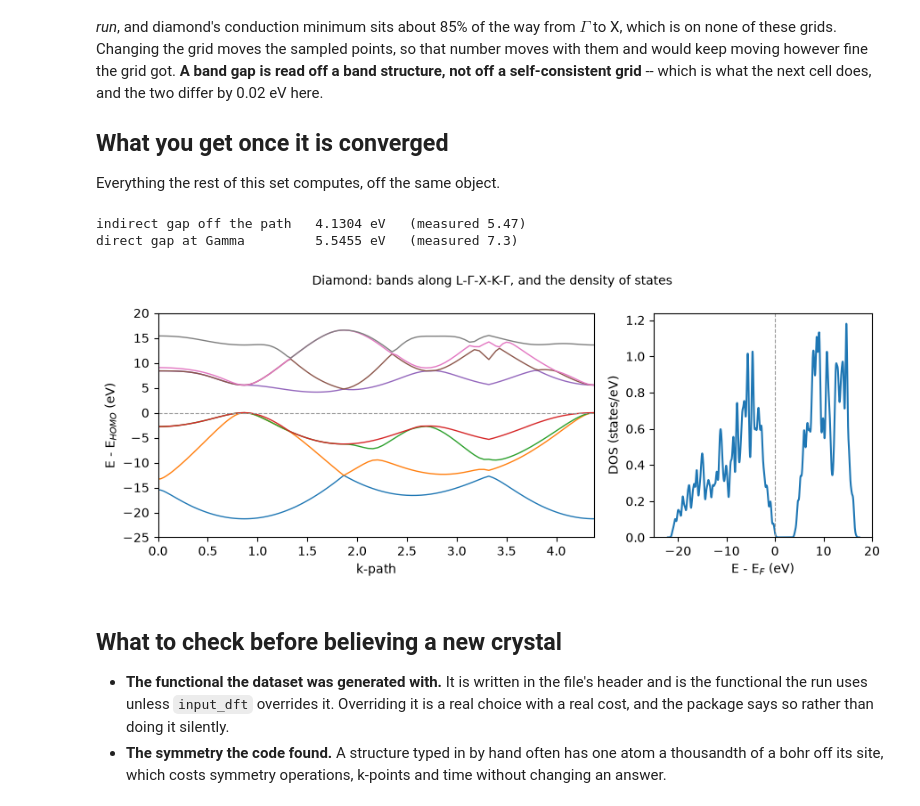
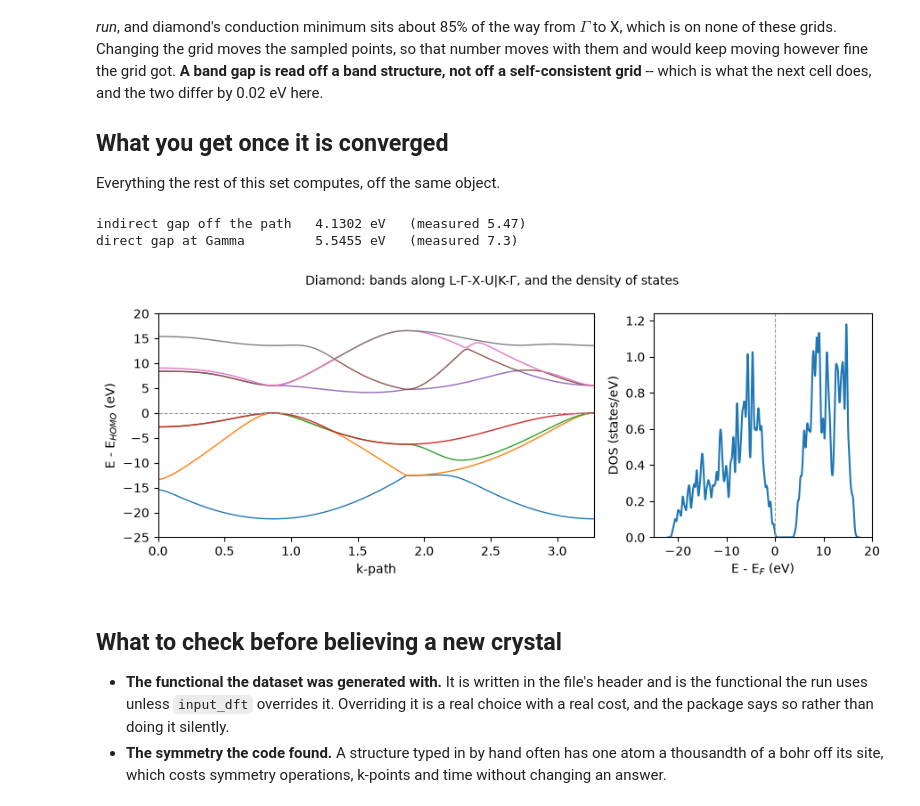
Before and after one commit to joselado/defuqumat, a Jupyter notebook: notebooks/25_your_own_crystal.ipynb, the cells around one changed output. Drawn from its saved outputs; the diff is of its cells as text; code cells hidden in the pictures.

```diff
--- a/notebooks/25_your_own_crystal.ipynb
+++ b/notebooks/25_your_own_crystal.ipynb
@@ -184,32 +184,28 @@ what the next cell does, and the two differ by 0.02 eV here.
 
 Everything the rest of this set computes, off the same object.
 # %%
-from defuqumat.system.kpoints import KPoints
-
-FCC = {"L": (.5, .5, .5), "G": (0., 0., 0.), "X": (0., 0., 1.), "K": (.75, .75, 0.)}
-PATH = ["L", "G", "X", "K", "G"]
-path = KPoints.band_path([FCC[p] for p in PATH], [30, 30, 30, 30, 1],
-                         diamond.system.cell, crystal=False)
+path = diamond.kpath("L-G-X-U|K-G", npoints=121)
+gamma = int(np.argmin(np.linalg.norm(np.asarray(path.coords), axis=1)))
 
 fig, (left, right) = plt.subplots(1, 2, figsize=(9.0, 3.6),
                                   gridspec_kw={"width_ratios": [2, 1]})
 diamond.get_bands(kpoints=path).plot(ax=left)
 diamond.get_dos(grid=(12, 12, 12), degauss=0.02).plot(ax=right)
 left.set_ylim(-25, 20)
 right.set_xlim(-25, 20)
-fig.suptitle("Diamond: bands along L-$\Gamma$-X-K-$\Gamma$, and the density of states",
+fig.suptitle("Diamond: bands along L-$\Gamma$-X-U|K-$\Gamma$, and the density of states",
              fontsize=10)
 fig.tight_layout()
 
 levels = np.asarray(diamond.get_bands(kpoints=path).eigenvalues) * RY_TO_EV
 print("indirect gap off the path   %.4f eV   (measured 5.47)"
       % (levels[:, 4].min() - levels[:, 3].max()))
 print("direct gap at Gamma         %.4f eV   (measured 7.3)"
-      % (levels[30, 4] - levels[30, 3]))
+      % (levels[gamma, 4] - levels[gamma, 3]))
 # %% [output]
-indirect gap off the path   4.1304 eV   (measured 5.47)
+indirect gap off the path   4.1302 eV   (measured 5.47)
 direct gap at Gamma         5.5455 eV   (measured 7.3)
-[figure, old version]
+[figure, new version]
 # %% [markdown]
 ## What to check before believing a new crystal
 
```
Also changed, not shown: parts of 1 cell of this notebook, 12 other files.
